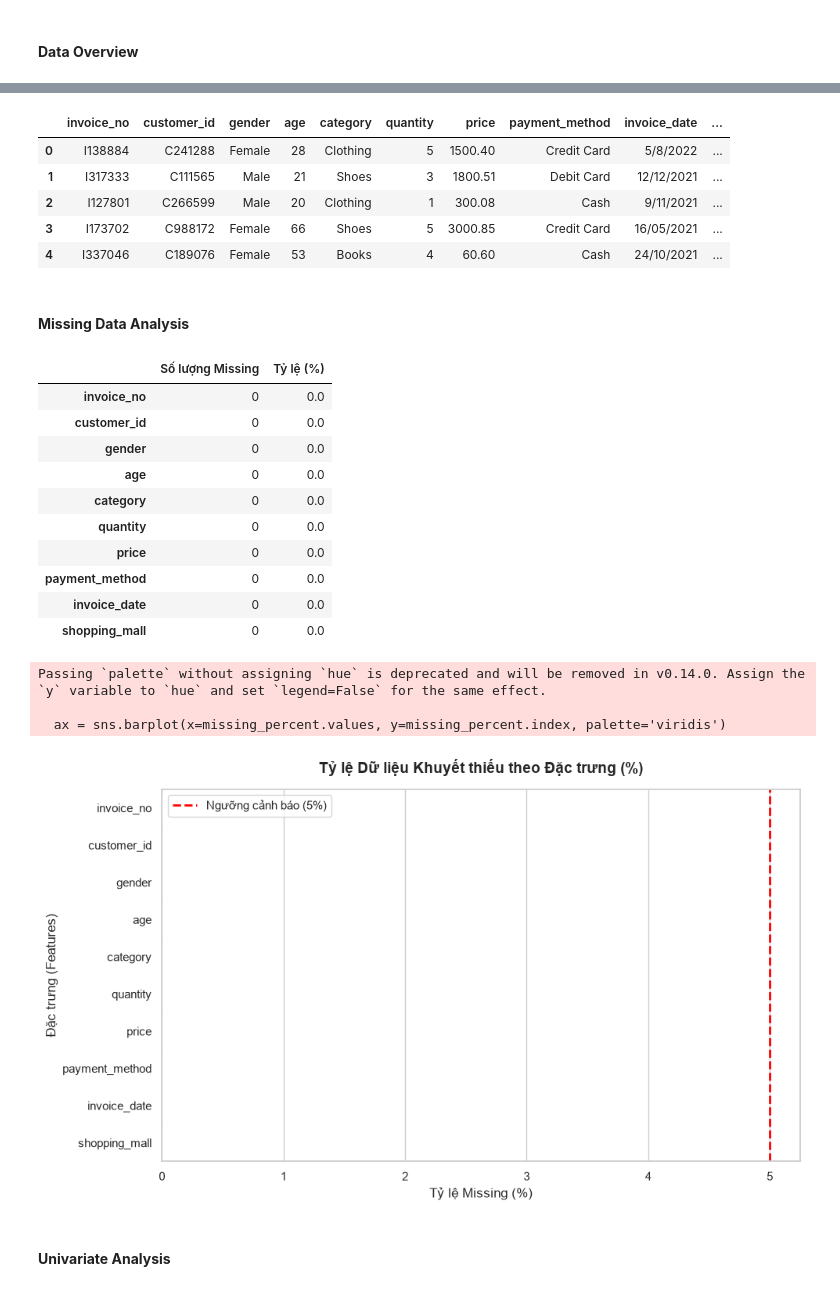
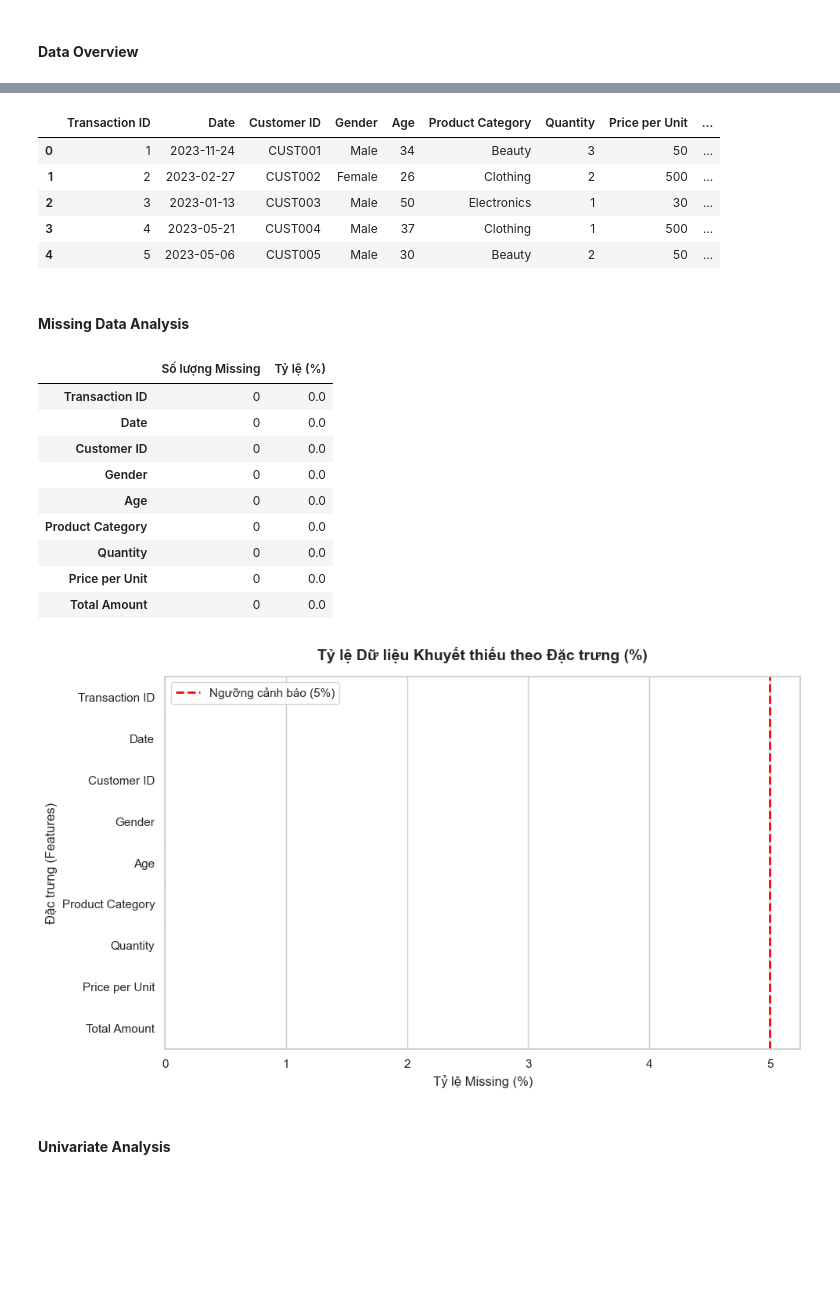
Before and after one commit to itsanhkhoi12/UTH-MACHINE-LEARNING-ASSIGNMENTS-GR02, a Jupyter notebook: practice_2/01-02-eda-data-preprocessing.ipynb, the cells around one changed output, grey strips where cells are left out. Cells and saved outputs as stored; diff of their text form; code cells hidden in the pictures; blank space fills up the shorter version.

```diff
--- a/practice_2/01-02-eda-data-preprocessing.ipynb
+++ b/practice_2/01-02-eda-data-preprocessing.ipynb
@@ -5,7 +5,7 @@ import numpy as np
 from matplotlib import pyplot as plt
 # %%
 sns.set_theme(style="whitegrid")
-data = pd.read_csv('./data/raw-data/customer_shopping_data.csv')
+data = pd.read_csv('./data/raw-data/retail_sales_dataset.csv')
 # %% [markdown]
 #### **Data Overview**
 # %%
@@ -53,12 +57,12 @@ See https://pandas.pydata.org/docs/user_guide/migration-3-strings.html#string-mi
 # %%
 data.head(5)
 # %% [output]
-|  | invoice_no | customer_id | gender | age | category | quantity | price | payment_method | invoice_date | ... |
-| 0 | I138884 | C241288 | Female | 28 | Clothing | 5 | 1500.40 | Credit Card | 5/8/2022 | ... |
-| 1 | I317333 | C111565 | Male | 21 | Shoes | 3 | 1800.51 | Debit Card | 12/12/2021 | ... |
-| 2 | I127801 | C266599 | Male | 20 | Clothing | 1 | 300.08 | Cash | 9/11/2021 | ... |
-| 3 | I173702 | C988172 | Female | 66 | Shoes | 5 | 3000.85 | Credit Card | 16/05/2021 | ... |
-| 4 | I337046 | C189076 | Female | 53 | Books | 4 | 60.60 | Cash | 24/10/2021 | ... |
+|  | Transaction ID | Date | Customer ID | Gender | Age | Product Category | Quantity | Price per Unit | ... |
+| 0 | 1 | 2023-11-24 | CUST001 | Male | 34 | Beauty | 3 | 50 | ... |
+| 1 | 2 | 2023-02-27 | CUST002 | Female | 26 | Clothing | 2 | 500 | ... |
+| 2 | 3 | 2023-01-13 | CUST003 | Male | 50 | Electronics | 1 | 30 | ... |
+| 3 | 4 | 2023-05-21 | CUST004 | Male | 37 | Clothing | 1 | 500 | ... |
+| 4 | 5 | 2023-05-06 | CUST005 | Male | 30 | Beauty | 2 | 50 | ... |
 # %% [markdown]
 #### **Missing Data Analysis**
 # %%
@@ -74,34 +78,30 @@ missing_table = pd.DataFrame({
 display(missing_table.sort_values(by='Tỷ lệ (%)', ascending=False))
 # %% [output]
 |  | Số lượng Missing | Tỷ lệ (%) |
-| invoice_no | 0 | 0.0 |
-| customer_id | 0 | 0.0 |
-| gender | 0 | 0.0 |
-| age | 0 | 0.0 |
-| category | 0 | 0.0 |
-| quantity | 0 | 0.0 |
-| price | 0 | 0.0 |
-| payment_method | 0 | 0.0 |
-| invoice_date | 0 | 0.0 |
-| shopping_mall | 0 | 0.0 |
+| Transaction ID | 0 | 0.0 |
+| Date | 0 | 0.0 |
+| Customer ID | 0 | 0.0 |
+| Gender | 0 | 0.0 |
+| Age | 0 | 0.0 |
+| Product Category | 0 | 0.0 |
+| Quantity | 0 | 0.0 |
+| Price per Unit | 0 | 0.0 |
+| Total Amount | 0 | 0.0 |
 # %%
 plt.figure(figsize=(10, 6))
 
-ax = sns.barplot(x=missing_percent.values, y=missing_percent.index, palette='viridis')
+ax = sns.barplot(x=missing_percent.values, y=missing_percent.index, hue=missing_percent.index,palette='viridis',legend=False)
 
 plt.title('Tỷ lệ Dữ liệu Khuyết thiếu theo Đặc trưng (%)', fontsize=14, fontweight='bold', pad=15)
 plt.xlabel('Tỷ lệ Missing (%)', fontsize=12)
 plt.ylabel('Đặc trưng (Features)', fontsize=12)
 
 plt.axvline(x=5, color='red', linestyle='--', linewidth=2, label='Ngưỡng cảnh báo (5%)')
 plt.legend()
 
 plt.tight_layout()
 plt.show()
 # %% [output]
-Passing `palette` without assigning `hue` is deprecated and will be removed in v0.14.0. Assign the `y` variable to `hue` and set `legend=False` for the same effect.
-
-  ax = sns.barplot(x=missing_percent.values, y=missing_percent.index, palette='viridis')
-[figure, old version]
+[figure, new version]
 # %% [markdown]
 #### **Univariate Analysis**
```
Also changed, not shown: parts of 67 cells of this notebook, 14 other files.
